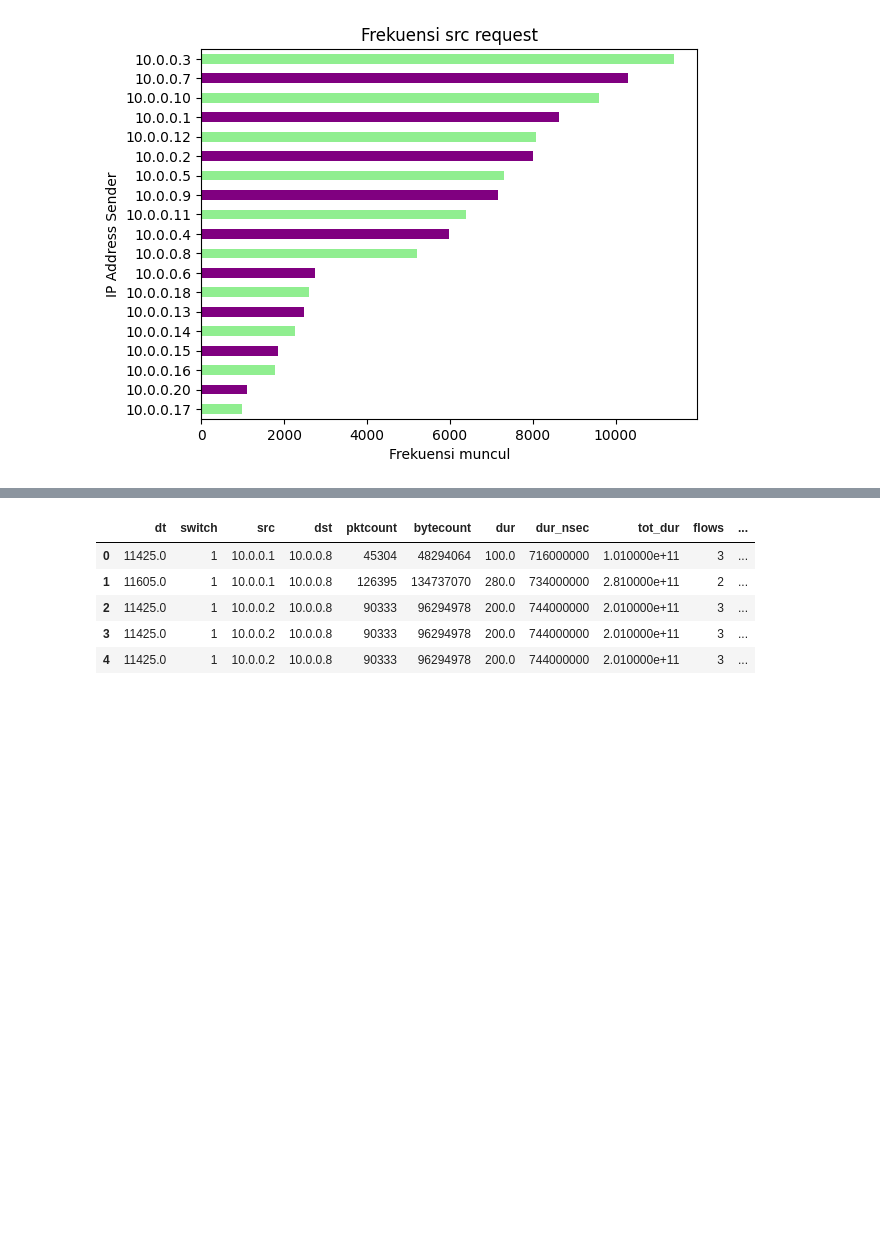
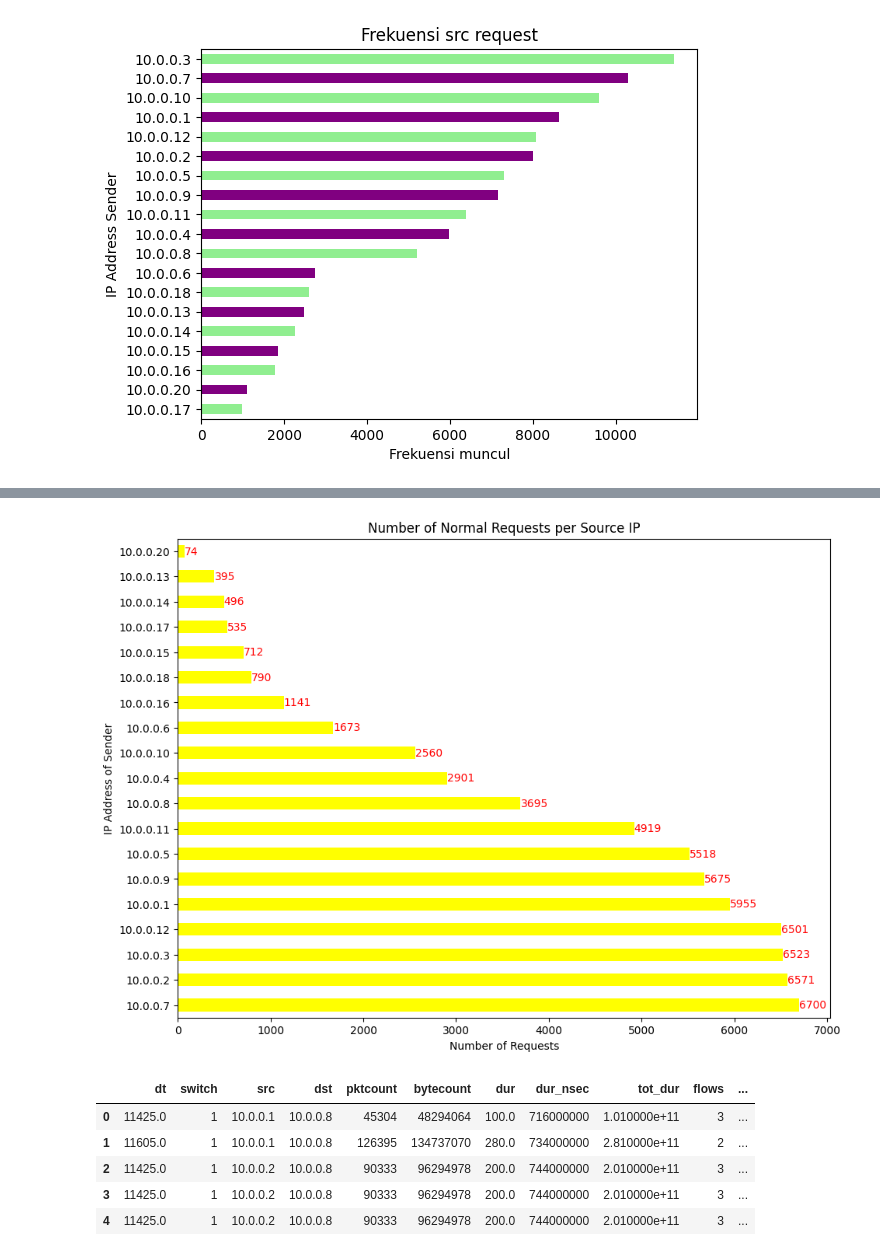
Before and after one commit to andiubaid09/Exploratory-Data-Analysis, a Jupyter notebook: Network Flow IoT/eda_network-flow.ipynb, the cells around one changed output, grey strips where cells are left out. Saved outputs shown, nothing was run; the diff lists cells and outputs as text; code cells hidden in the pictures; blank space fills up the shorter version.

```diff
--- a/Network Flow IoT/eda_network-flow.ipynb
+++ b/Network Flow IoT/eda_network-flow.ipynb
@@ -181,3 +198,20 @@ plt.show()
+# %%
+attack_src = df[df['label']==0]['src'].value_counts()
+
+plt.figure(figsize=(14,8), dpi=100)
+attack_src.plot(kind='barh', color='yellow')
+
+# Tambah label angka di samping bar
+for idx, val in enumerate(attack_src.values):
+    plt.text(val, idx, str(val), color='red', va='center', fontsize=10)
+
+plt.xlabel('Number of Requests')
+plt.ylabel('IP Address of Sender')
+plt.title('Number of Normal Requests per Source IP')
+plt.subplots_adjust(left=0.3)  # kasih ruang label IP
+plt.show()
+# %% [output]
+[figure, added]
 # %%
 df.head()
 # %% [output]
```
Also changed, not shown: parts of 1 cell of this notebook.
